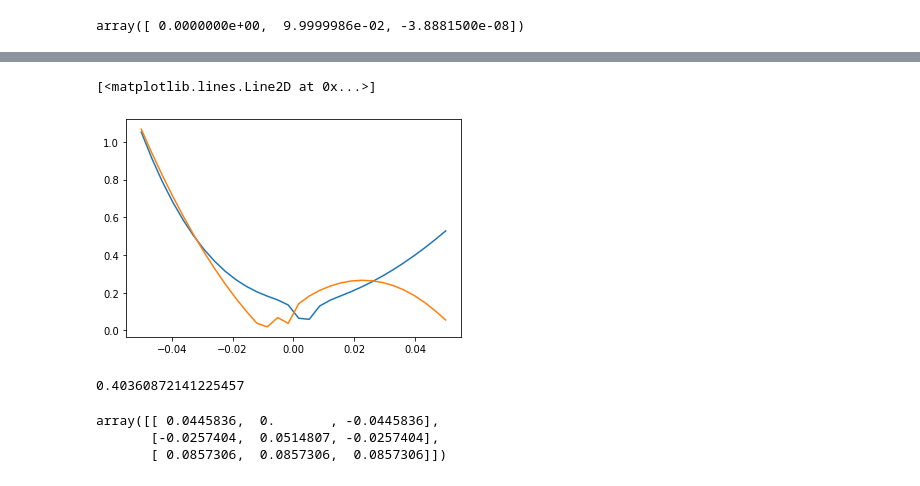
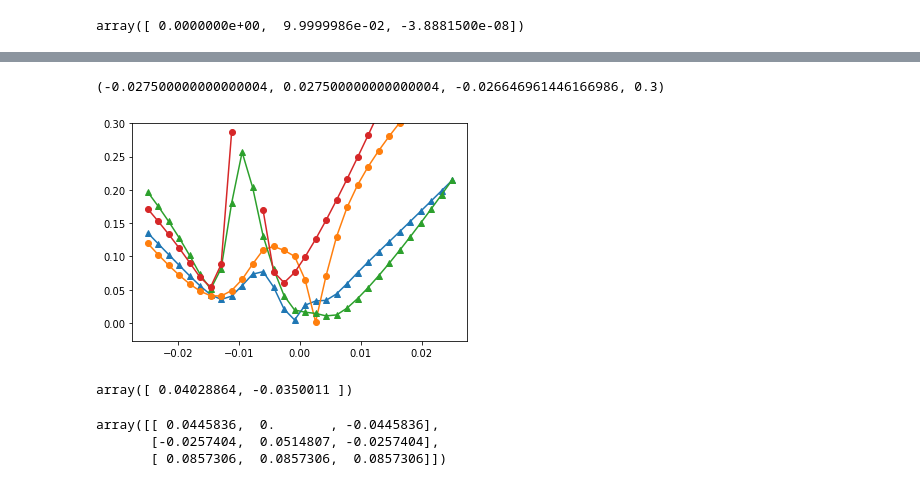
Before and after one commit to pietrodelugas/plot_tommaso, a Jupyter notebook: note_book_prova1.ipynb, the cells around one changed output, grey strips where cells are left out. Cells and saved outputs as stored; diff of their text form; code cells hidden in the pictures.

```diff
--- a/note_book_prova1.ipynb
+++ b/note_book_prova1.ipynb
@@ -168,14 +140,0 @@ def steepest_descent_gap(o, disp,parms, v='fw'):
-# %%
-gs = lambda s,d,par: steepest_descent_gap(k+s*d_frac[d],0.0001,par,v='both')
-gsline  = [gs(s,0,inp) for s in np.linspace(-1.0,1.0,30)]
-gsline1 = [gs(s,1,inp) for s in np.linspace(-1.0,1.0,30)]
-gsline
-plt.plot(0.1 * np.linspace(-0.5,0.5,30), gsline)
-plt.plot(0.1 * np.linspace(-0.5,0.5,30), gsline1)
-# %% [output]
-[<matplotlib.lines.Line2D at 0x...>]
-[figure, removed]
-# %%
-gap(k,inp)
-# %% [output]
-0.40360872141225457
@@ -183,0 +141,21 @@ inp
+# %%
+def jac(o, disp, parms):
+  direct = np.array([[  0.445836 , -0.257404 ,  0.857306],
+                   [ 0.000000  , 0.514807  , 0.857306 ],
+                   [-0.445836  , -0.257404 , 0.857306 ]])
+  dx_frac = direct.T.dot([[disp,0.0,0.0],
+                          [0.0,disp,0.0],
+                          [0.0,0.0,disp]])
+  gap = lambda q: bulk_disp(*q,branch=1,**parms)-bulk_disp(*q,branch=0, **parms)
+
+  go = gap(o)
+  gpx = gap (o + dx_frac[0])
+  gmx = gap (o - dx_frac[0])
+  gpy = gap (o + dx_frac[1])
+  gmy = gap (o - dx_frac[1])
+  gpxy = gap (o + dx_frac[0] + dx_frac[1] )
+  gmxy = gap (o - dx_frac[0] - dx_frac[1] )
+  dxx = (gpx + gmx - 2 * go) / 2 /disp**2
+  dyy = (gpy + gmy - 2 * go) / 2 /disp**2
+  dxy = ((gpxy + go - gpx -gpy))/disp**2
+  return np.array([[dxx,dxy],[dxy,dyy]])
@@ -184,3 +226,34 @@ inp
+# %%
+lspace = np.linspace(-.25,0.25,30)
+gs = lambda s,d,par:  steepest_descent_gap(k+s*d_frac[d]+0.5*zs,0.001,par,v='both')
+gs2 = lambda s,d,par: newton_scf_gap(k+s*d_frac[d]+0.5*zs,0.005,par)
+ghs = lambda s,d,par: newton_gap(k+s*d_frac[d]+0.5*zs,0.005,par)
+gsline  = [gs2(s,0,inp) for s in lspace]
+ghsline = [ghs(s,0,inp) for s in lspace]
+gsline1 = [gs2(s,1,inp) for s in lspace]
+ghsline1 = [ghs(s,1,inp) for s in lspace]
+gapline = lambda dir,inp_,spc=inp:[gap(k+c*d_frac[dir],inp_) for c in spc]
+gaps = gapline(0,inp, lspace)
+plt.plot(0.1 * lspace, gsline,marker='^')
+plt.plot(0.1*lspace,ghsline, marker='o')
+plt.plot(0.1 * lspace, gsline1, marker='^')
+plt.plot(0.1 * lspace, ghsline1, marker='o')
+_ = plt.axis()
+plt.axis([_[0],_[1],_[2],0.3])
+#plt.plot(0.1*lspace, gaps, color = 'red')
+# %% [output]
+(-0.027500000000000004, 0.027500000000000004, -0.026646961446166986, 0.3)
+[figure, added]
+# %%
+hess = jac(k,0.001,inp)
+grad = gap_grad(k, 0.001,inp, v= 'both')
+dr = -gap(k,inp)/grad.dot(grad) *grad
+grad2 = grad +  0.5*hess.dot(dr)
+dr2 = -gap(k,inp)/grad2.dot(grad2) *grad2
+dr2 = np.array(np.matrix(hess).I.dot(grad))[0]
+dr2
+# %% [output]
+array([ 0.04028864, -0.0350011 ])
 # %%
 t = direct.T.dot([[0.1,0.0,0.0],[0.0,0.1,0.0],[0.0,0.0,0.1]])
 t
```
Also changed, not shown: parts of 21 cells of this notebook.
